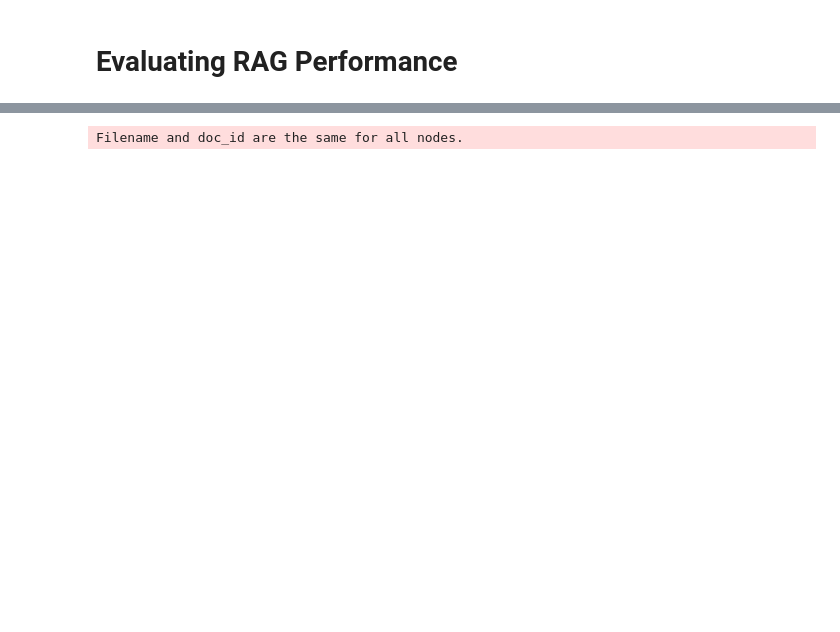
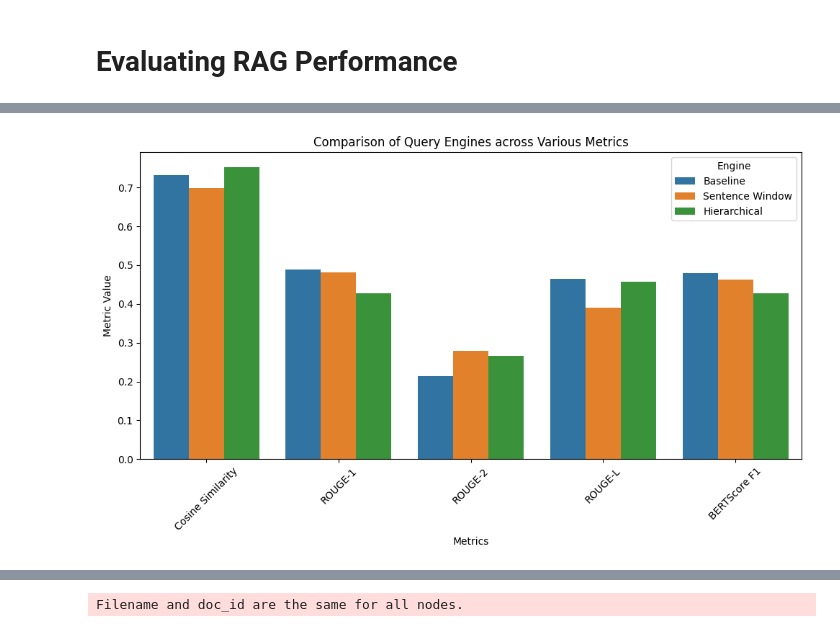
Before and after one commit to Arun-Raghav-S/Advanced_RAG, a Jupyter notebook: lamaRaga.ipynb, the cells around one changed output, grey strips where cells are left out. Drawn from its saved outputs; the diff is of its cells as text; code cells hidden in the pictures; blank space fills up the shorter version.

```diff
--- a/lamaRaga.ipynb
+++ b/lamaRaga.ipynb
@@ -160,7 +386,7 @@ sentence_query_engine = sentence_index.as_query_engine(
     ]
 )
 
-sentence_response = sentence_query_engine.query('What do you observer when youn look at Figure 1?')
+sentence_response = sentence_query_engine.query('What is the Scaled Dot-Product Attention algorithm, Give tis formula')
 
 
 response = sentence_response.response
@@ -243,0 +530,2 @@ response
+# %%
+results,baseline_preds, sentence_preds, hierarchical_preds,qa_data = ask_questions('questions.csv')
@@ -243,0 +537,4 @@ response
+# %%
+baseline_metrics = calculate_metrics(baseline_preds, qa_data['Answer'].tolist())
+sentence_metrics = calculate_metrics(sentence_preds, qa_data['Answer'].tolist())
+hierarchical_metrics = calculate_metrics(hierarchical_preds, qa_data['Answer'].tolist())
@@ -243,0 +548,31 @@ response
+# %%
+import matplotlib.pyplot as plt
+import seaborn as sns
+def plot_metrics(baseline_metrics, sentence_metrics, hierarchical_metrics):
+    # Create a DataFrame from the metrics
+    metrics_data = {
+        "Engine": ["Baseline", "Sentence Window", "Hierarchical"] * len(baseline_metrics),
+        "Metric Value": list(baseline_metrics.values()) + list(sentence_metrics.values()) + list(hierarchical_metrics.values()),
+        "Metric": ["Cosine Similarity", "ROUGE-1", "ROUGE-2", "ROUGE-L", "BERTScore F1"] * 3
+    }
+
+    df_metrics = pd.DataFrame(metrics_data)
+
+    # Initialize the matplotlib figure
+    plt.figure(figsize=(10, 6))
+
+    # Plotting
+    sns.barplot(x="Metric", y="Metric Value", hue="Engine", data=df_metrics)
+    plt.title('Comparison of Query Engines across Various Metrics')
+    plt.ylabel('Metric Value')
+    plt.xlabel('Metrics')
+    plt.xticks(rotation=45)
+    plt.legend(title='Engine')
+
+    # Show plot
+    plt.tight_layout()
+    plt.show()
+# %%
+plot_metrics(baseline_metrics, sentence_metrics, hierarchical_metrics)
+# %% [output]
+[figure, added]
```
Also changed, not shown: parts of 46 cells of this notebook, 36 other files.
